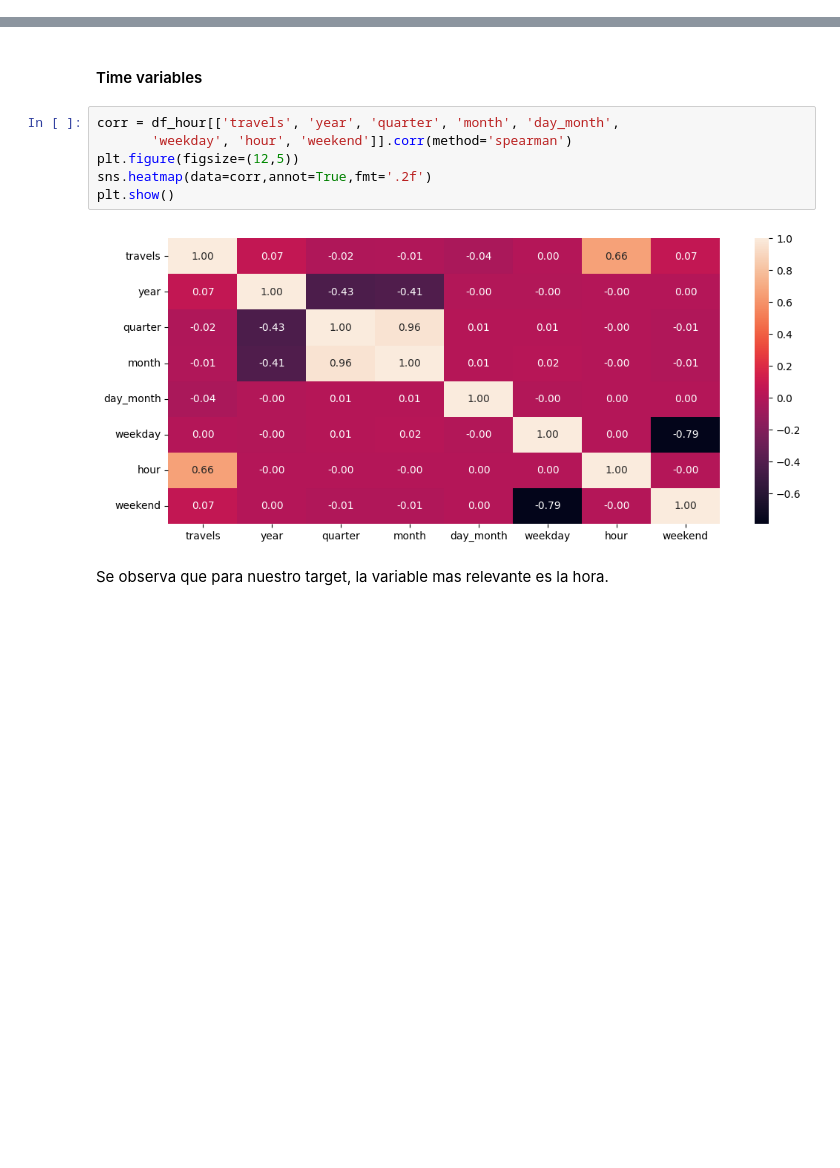
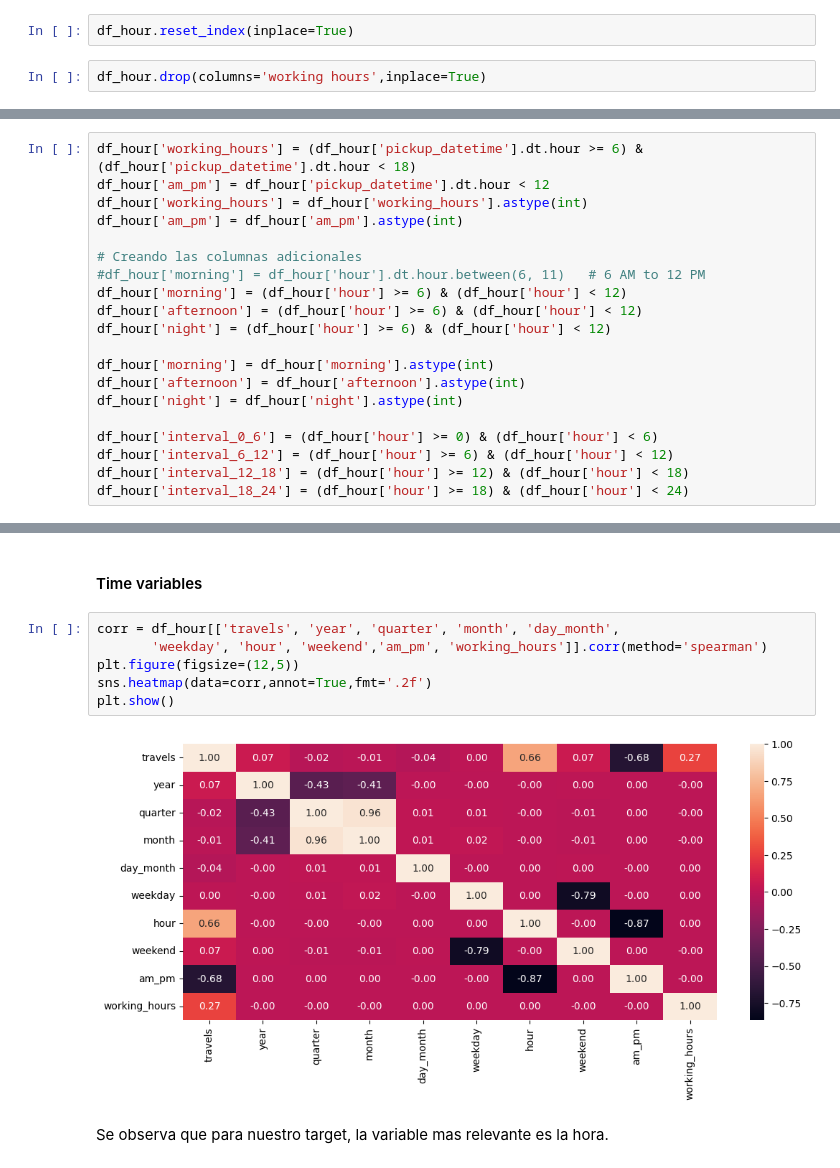
Before and after one commit to Pableren/Cab_Data_Cruise, a Jupyter notebook: Data_Science.ipynb, the cells around one changed output, grey strips where cells are left out. Saved outputs shown, nothing was run; the diff lists cells and outputs as text; blank space fills up the shorter version.

Commit message:
interval variables for model

```diff
--- a/Data_Science.ipynb
+++ b/Data_Science.ipynb
@@ -118,3 +118,7 @@ df_hour['hour'] = df_hour['pickup_datetime'].dt.hour
 df_hour['weekend'] = df_hour['pickup_datetime'].apply(lambda x: x.weekday() < 5).astype(int) # 1 = weekday, 0 = weekend
 #df_hour.drop(columns=['pickup_datetime','dropoff_datetime'],inplace=True)
 df_hour.set_index(keys='pickup_datetime',inplace=True)
+# %%
+df_hour.reset_index(inplace=True)
+# %%
+df_hour.drop(columns='working hours',inplace=True)
@@ -120,0 +141,20 @@ df_hour.set_index(keys='pickup_datetime',inplace=True)
+# %%
+df_hour['working_hours'] = (df_hour['pickup_datetime'].dt.hour >= 6) & (df_hour['pickup_datetime'].dt.hour < 18)
+df_hour['am_pm'] = df_hour['pickup_datetime'].dt.hour < 12
+df_hour['working_hours'] = df_hour['working_hours'].astype(int)
+df_hour['am_pm'] = df_hour['am_pm'].astype(int)
+
+# Creando las columnas adicionales
+#df_hour['morning'] = df_hour['hour'].dt.hour.between(6, 11)   # 6 AM to 12 PM
+df_hour['morning'] = (df_hour['hour'] >= 6) & (df_hour['hour'] < 12)
+df_hour['afternoon'] = (df_hour['hour'] >= 6) & (df_hour['hour'] < 12)
+df_hour['night'] = (df_hour['hour'] >= 6) & (df_hour['hour'] < 12)
+
+df_hour['morning'] = df_hour['morning'].astype(int)
+df_hour['afternoon'] = df_hour['afternoon'].astype(int)
+df_hour['night'] = df_hour['night'].astype(int)
+
+df_hour['interval_0_6'] = (df_hour['hour'] >= 0) & (df_hour['hour'] < 6)
+df_hour['interval_6_12'] = (df_hour['hour'] >= 6) & (df_hour['hour'] < 12)
+df_hour['interval_12_18'] = (df_hour['hour'] >= 12) & (df_hour['hour'] < 18)
+df_hour['interval_18_24'] = (df_hour['hour'] >= 18) & (df_hour['hour'] < 24)
@@ -135,11 +188,11 @@ Index(['travels', 'total_price', 'fuel_cost', 'net_profit', 'trip_duration',
 #### Time variables
 # %%
 corr = df_hour[['travels', 'year', 'quarter', 'month', 'day_month',
-       'weekday', 'hour', 'weekend']].corr(method='spearman')
+       'weekday', 'hour', 'weekend','am_pm', 'working_hours']].corr(method='spearman')
 plt.figure(figsize=(12,5))
 sns.heatmap(data=corr,annot=True,fmt='.2f')
 plt.show()
 # %% [output]
-[figure, old version]
+[figure, new version]
 # %% [markdown]
 Se observa que para nuestro target, la variable mas relevante es la hora.
```
Also changed, not shown: parts of 15 cells of this notebook.
